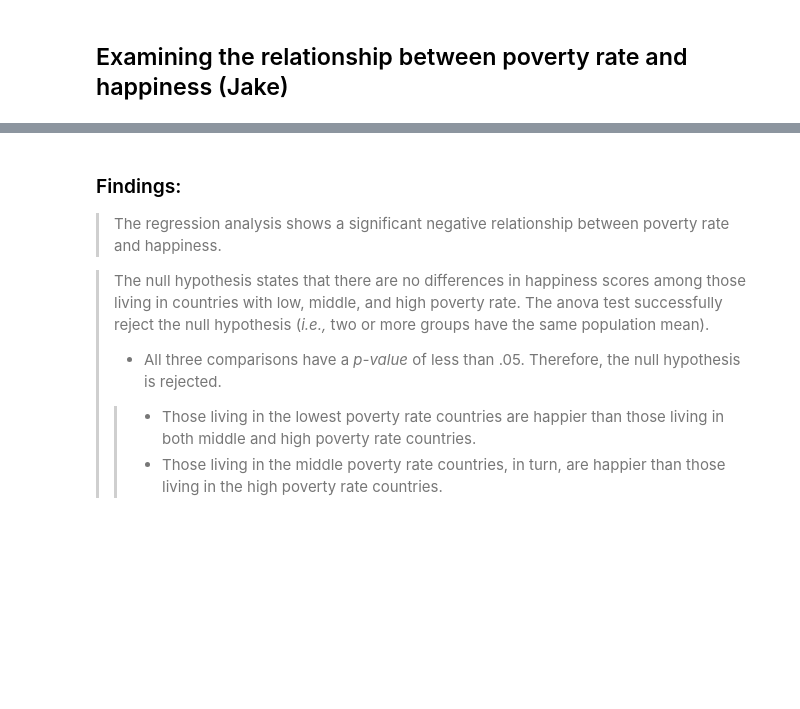
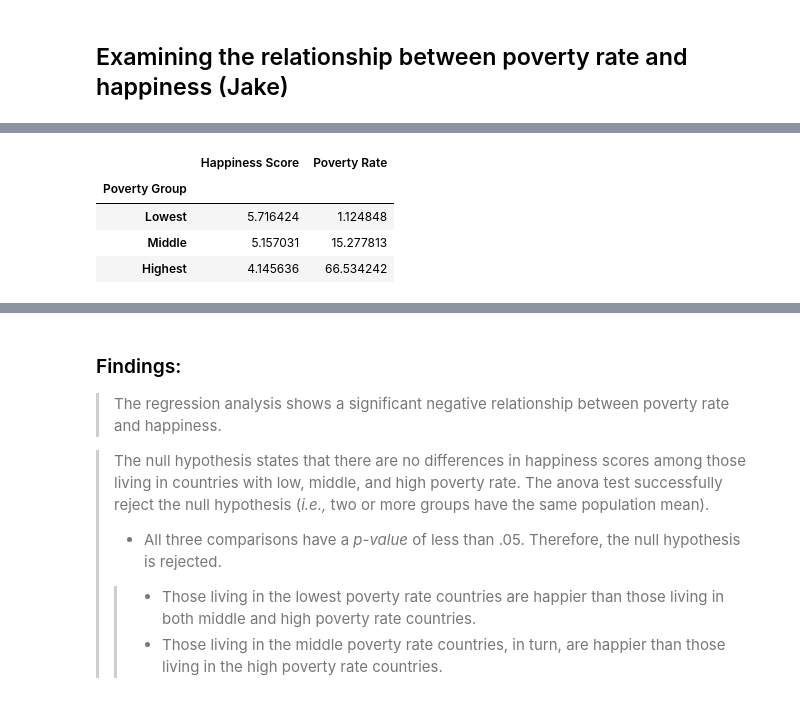
Before and after one commit to jakeportra/Project_1_World_Happiness, a Jupyter notebook: world_happiness.ipynb, the cells around one changed output, grey strips where cells are left out. Drawn from its saved outputs; the diff is of its cells as text; code cells hidden in the pictures; blank space fills up the shorter version.

```diff
--- a/world_happiness.ipynb
+++ b/world_happiness.ipynb
@@ -465,13 +541,19 @@ plt.show()
 # %%
 # Categorizing poverty into terciles (3 groups)
 poverty_grps = ['Lowest', 'Middle', 'Highest']
-poverty_df['poverty_groups'] = pd.qcut(poverty_df["Poverty Rate"],
+poverty_df['Poverty Group'] = pd.qcut(poverty_df["Poverty Rate"],
                               q=[0, 1/3, 2/3, 1],
                               labels=poverty_grps)
 
 # computing the mean happiness score by annual leave groups
-poverty_data = poverty_df.groupby('poverty_groups')
+poverty_data = poverty_df.groupby('Poverty Group')
 poverty_data = poverty_data.mean()
 poverty_data
+# %% [output]
+|  | Happiness Score | Poverty Rate |
+| Poverty Group |  |  |
+| Lowest | 5.716424 | 1.124848 |
+| Middle | 5.157031 | 15.277813 |
+| Highest | 4.145636 | 66.534242 |
 # %%
 # running anova test
```
Also changed, not shown: parts of 11 cells of this notebook.
